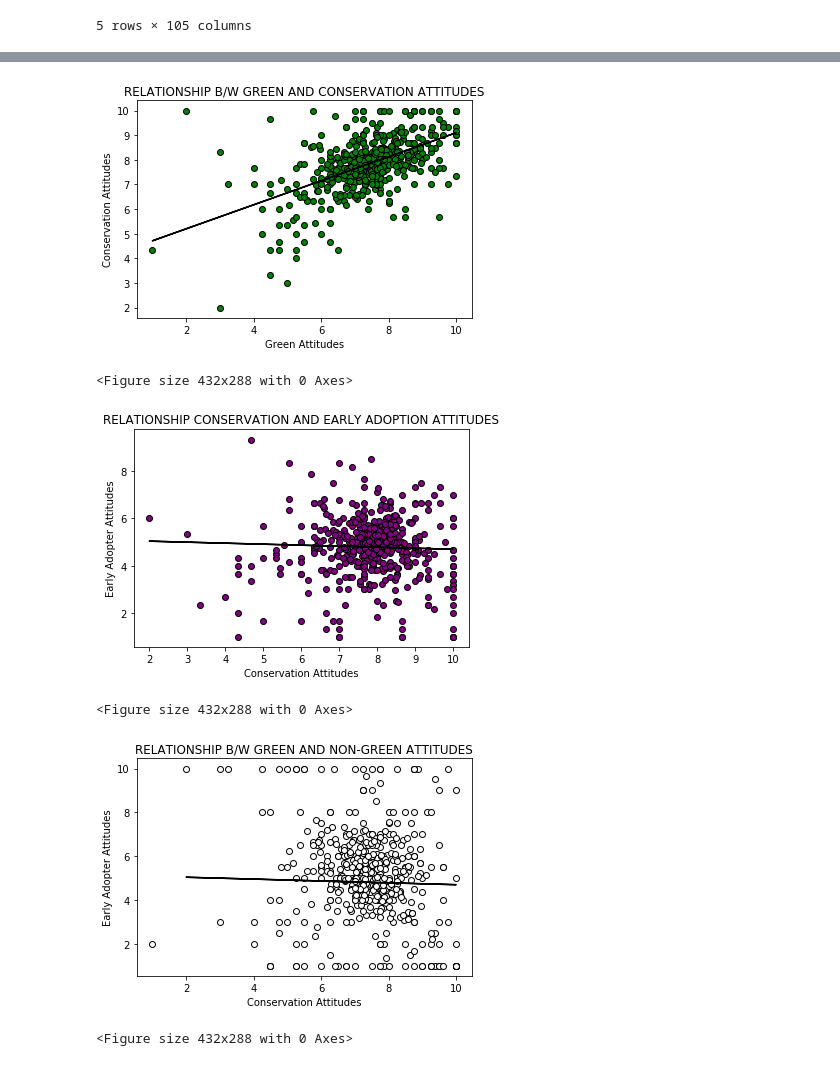
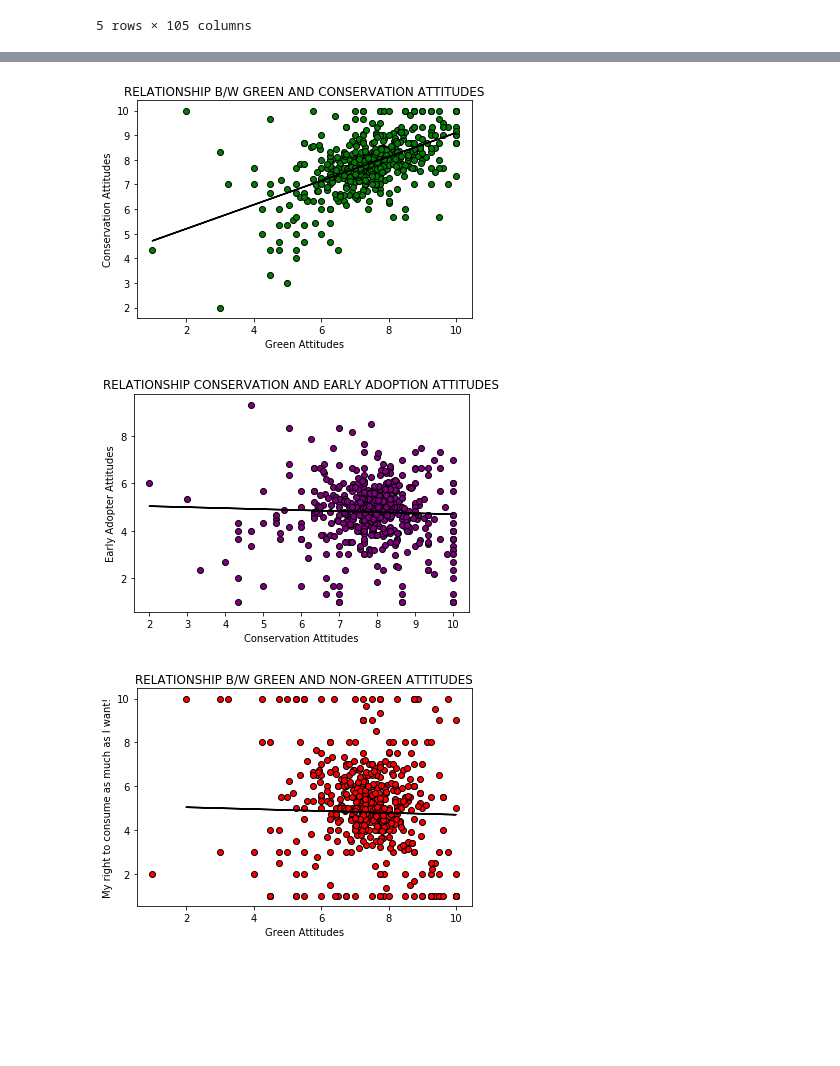
Before and after one commit to evanej/project-1, a Jupyter notebook: Attitude Visuals.ipynb, the cells around one changed output, grey strips where cells are left out. Cells and saved outputs as stored; diff of their text form; code cells hidden in the pictures; blank space fills up the shorter version.

Commit message:
new visuals

```diff
--- a/Attitude Visuals.ipynb
+++ b/Attitude Visuals.ipynb
@@ -172,6 +173,8 @@ plt.savefig("EJ_Attitudes1.png")
 # %%
 x_axis = zip_att[['greenness']]
 y_axis = zip_att[['conserver']]
+
+f = plt.figure()
 
 plt.title("RELATIONSHIP B/W GREEN AND CONSERVATION ATTITUDES")
 plt.xlabel("Green Attitudes")
@@ -186,13 +189,14 @@ b1 = stats1.intercept
 plt.plot(x1, m1 * x1 + b1, color="black")
 
 plt.show()
-plt.savefig("EJ_Attitudes2.png")
+f.savefig("EJ_Attitudes2.png", bbox_inches="tight", dpi=600)
 # %% [output]
 [figure]
-<Figure size 432x288 with 0 Axes>
 # %%
 x_axis = zip_att[['conserver']]
 y_axis = zip_att[['firstadopter']]
+
+f = plt.figure()
 
 plt.title("RELATIONSHIP CONSERVATION AND EARLY ADOPTION ATTITUDES")
 plt.xlabel("Conservation Attitudes")
@@ -207,28 +211,28 @@ b1 = stats1.intercept
 plt.plot(x1, m1 * x1 + b1, color="black")
 
 plt.show()
-plt.savefig("EJ_Attitudes3.png")
+f.savefig("EJ_Attitudes3.png", bbox_inches="tight", dpi=600)
 # %% [output]
 [figure]
-<Figure size 432x288 with 0 Axes>
 # %%
 x_axis = zip_att[['greenness']]
 y_axis = zip_att[['myright']]
 
+f = plt.figure()
+
 plt.title("RELATIONSHIP B/W GREEN AND NON-GREEN ATTITUDES")
-plt.xlabel("Conservation Attitudes")
-plt.ylabel("Early Adopter Attitudes")
-plt.scatter(x_axis, y_axis, marker="o", color="white", edgecolor="black")
+plt.xlabel("Green Attitudes")
+plt.ylabel("My right to consume as much as I want!")
+plt.scatter(x_axis, y_axis, marker="o", color="red", edgecolor="black")
 
 x1 = zip_att.conserver
 y1 = zip_att.firstadopter
 stats1 = linregress(x1, y1)
 m1 = stats1.slope
 b1 = stats1.intercept
 plt.plot(x1, m1 * x1 + b1, color="black")
 
 plt.show()
-plt.savefig("EJ_Attitudes4.png")
+f.savefig("EJ_Attitudes4.png", bbox_inches="tight", dpi=600)
 # %% [output]
-[figure, old version]
+[figure, new version]
-<Figure size 432x288 with 0 Axes>
```
Also changed, not shown: parts of 1 cell of this notebook, 9 other files.
